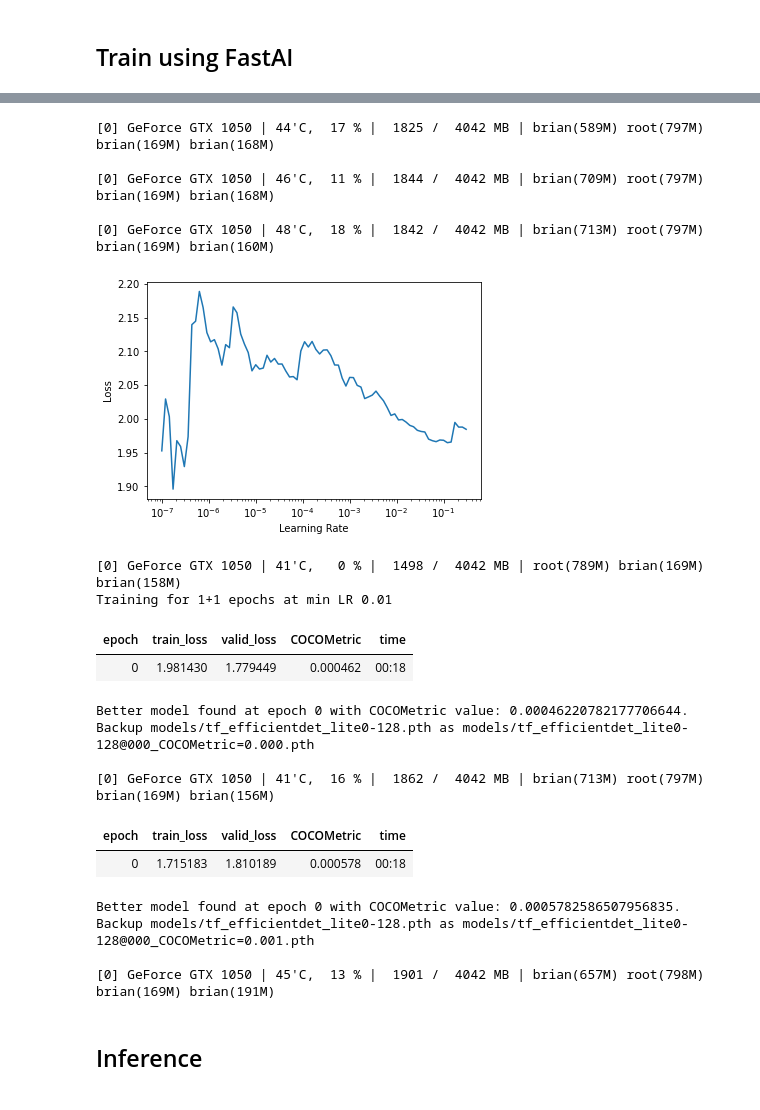
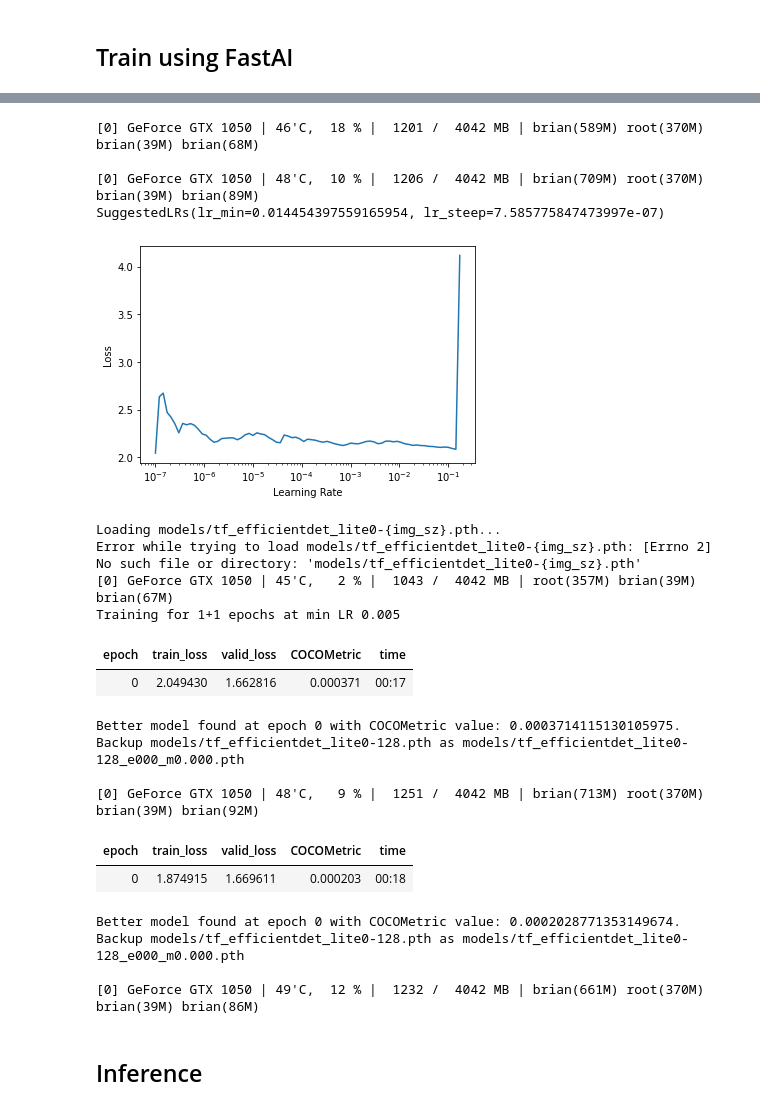
Before and after one commit to bguan/plmcbbox, a Jupyter notebook: 15_subcoco_effdet_icevision_fastai.ipynb, the cells around one changed output, grey strips where cells are left out. Saved outputs shown, nothing was run; the diff lists cells and outputs as text; code cells hidden in the pictures.

```diff
--- a/15_subcoco_effdet_icevision_fastai.ipynb
+++ b/15_subcoco_effdet_icevision_fastai.ipynb
@@ -94,10 +97,10 @@ Centralize all the training run parameters
 #hide
 test = True
 if test:
-    img_sz, bs, acc, workers, head_runs, full_runs = 128, 4, 8, 4, 1, 1
+    img_sz, bs, acc, workers, head_runs, full_runs, = 128, 4, 8, 4, 1, 1
     datadir, url, img_subdir = '/tmp', 'http://files.fast.ai/data/examples/coco_tiny.tgz', 'train'
 else:
-    img_sz, bs, acc, workers, head_runs, full_runs = 512, 3, 12, 4, 5, 20
+    img_sz, bs, acc, workers, head_runs, full_runs = 512, 18 if IN_COLAB else 3, 2 if IN_COLAB else 12, 4, 5, 20
     datadir, url, img_subdir = 'workspace', 'https://s3.amazonaws.com/fast-ai-coco/coco_sample.tgz', 'train_sample'
 
 stem = Path(url).stem
@@ -225,7 +228,7 @@ However, IceVision 2.0 now has autofix which should address these issues, it doe
 #export
 def parse_subcoco(stats:CocoDatasetStats)->List[List[BaseRecord]]:
     parser = SubCocoParser(stats, min_width_height_ratio = 0.05) # no need min_margin_ratio = 0.05 as icevision autofix
-    train_records, valid_records = parser.parse(autofix=False)
+    train_records, valid_records = parser.parse(data_splitter=RandomSplitter([0.95, 0.05]), autofix=False)
     return train_records, valid_records
 # %%
 train_records, valid_records = parse_subcoco(stats)
@@ -256,7 +261,7 @@ class SaveModelDupBestCallback(SaveModelCallback):
         if self.new_best or self.epoch==0:
             last_saved = self.last_saved_path
             saved_stem = last_saved.stem
-            backup_stem = f'{saved_stem}@{self.epoch:03d}_{self.monitor}={self.best:.3f}'
+            backup_stem = f'{saved_stem}_e{self.epoch:03d}_m{self.best:.3f}'
             backup_file = backup_stem+(last_saved.suffix)
             backup_path = last_saved.parent / backup_file
             print(f'Backup {last_saved} as {backup_path}')
@@ -367,17 +372,18 @@ I have experimented with other models available out of box in IceVision, but ***
 # %% [markdown]
 ## Train using FastAI
 # %%
-# # Only do this if GPU avail, otherwise Github CI times out
+#hide
+# Only do this if GPU avail, otherwise Github CI times out
 if torch.cuda.is_available():
-    learn.lr_find()
+    lr = learn.lr_find()
+    print(lr)
 # %% [output]
 [interactive output not drawn]
-[0] GeForce GTX 1050 | 44'C,  17 % |  1825 /  4042 MB | brian(589M) root(797M) brian(169M) brian(168M)
+[0] GeForce GTX 1050 | 46'C,  18 % |  1201 /  4042 MB | brian(589M) root(370M) brian(39M) brian(68M)
 
-[0] GeForce GTX 1050 | 46'C,  11 % |  1844 /  4042 MB | brian(709M) root(797M) brian(169M) brian(168M)
-
-[0] GeForce GTX 1050 | 48'C,  18 % |  1842 /  4042 MB | brian(713M) root(797M) brian(169M) brian(160M)
+[0] GeForce GTX 1050 | 48'C,  10 % |  1206 /  4042 MB | brian(709M) root(370M) brian(39M) brian(89M)
+SuggestedLRs(lr_min=0.014454397559165954, lr_steep=7.585775847473997e-07)
-[figure, old version]
+[figure, new version]
 # %%
 #export
 # Wrap in function this doesn't run upon import or when generating docs
@@ -388,22 +400,25 @@ def run_training(learn:Learner, min_lr=0.01, head_runs=1, full_runs=1):
 # %%
 # Only do this if GPU avail, otherwise Github CI times out
 if torch.cuda.is_available():
-    run_training(learn, min_lr=0.01, head_runs=head_runs, full_runs=full_runs)
+    run_training(learn, resume_ckpt=Path('models')/'tf_efficientdet_lite0-{img_sz}.pth',
+                 min_lr=0.005, head_runs=head_runs, full_runs=full_runs)
 # %% [output]
-[0] GeForce GTX 1050 | 41'C,   0 % |  1498 /  4042 MB | root(789M) brian(169M) brian(158M)
-Training for 1+1 epochs at min LR 0.01
+Loading models/tf_efficientdet_lite0-{img_sz}.pth...
+Error while trying to load models/tf_efficientdet_lite0-{img_sz}.pth: [Errno 2] No such file or directory: 'models/tf_efficientdet_lite0-{img_sz}.pth'
+[0] GeForce GTX 1050 | 45'C,   2 % |  1043 /  4042 MB | root(357M) brian(39M) brian(67M)
+Training for 1+1 epochs at min LR 0.005
 | epoch | train_loss | valid_loss | COCOMetric | time |
-| 0 | 1.981430 | 1.779449 | 0.000462 | 00:18 |
+| 0 | 2.049430 | 1.662816 | 0.000371 | 00:17 |
-Better model found at epoch 0 with COCOMetric value: 0.00046220782177706644.
-Backup models/tf_efficientdet_lite0-128.pth as models/tf_efficientdet_lite0-128@000_COCOMetric=0.000.pth
+Better model found at epoch 0 with COCOMetric value: 0.0003714115130105975.
+Backup models/tf_efficientdet_lite0-128.pth as models/tf_efficientdet_lite0-128_e000_m0.000.pth
 
-[0] GeForce GTX 1050 | 41'C,  16 % |  1862 /  4042 MB | brian(713M) root(797M) brian(169M) brian(156M)
+[0] GeForce GTX 1050 | 48'C,   9 % |  1251 /  4042 MB | brian(713M) root(370M) brian(39M) brian(92M)
 | epoch | train_loss | valid_loss | COCOMetric | time |
-| 0 | 1.715183 | 1.810189 | 0.000578 | 00:18 |
+| 0 | 1.874915 | 1.669611 | 0.000203 | 00:18 |
-Better model found at epoch 0 with COCOMetric value: 0.0005782586507956835.
-Backup models/tf_efficientdet_lite0-128.pth as models/tf_efficientdet_lite0-128@000_COCOMetric=0.001.pth
+Better model found at epoch 0 with COCOMetric value: 0.0002028771353149674.
+Backup models/tf_efficientdet_lite0-128.pth as models/tf_efficientdet_lite0-128_e000_m0.000.pth
 
-[0] GeForce GTX 1050 | 45'C,  13 % |  1901 /  4042 MB | brian(657M) root(798M) brian(169M) brian(191M)
+[0] GeForce GTX 1050 | 49'C,  12 % |  1232 /  4042 MB | brian(661M) root(370M) brian(39M) brian(86M)
 # %% [markdown]
 ## Inference
 # %%
```
Also changed, not shown: parts of 11 cells of this notebook, 15 other files.
